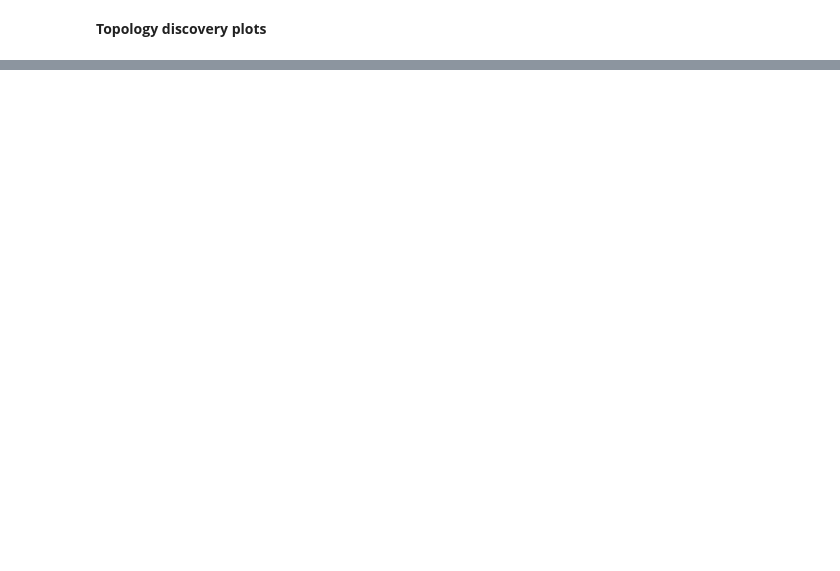
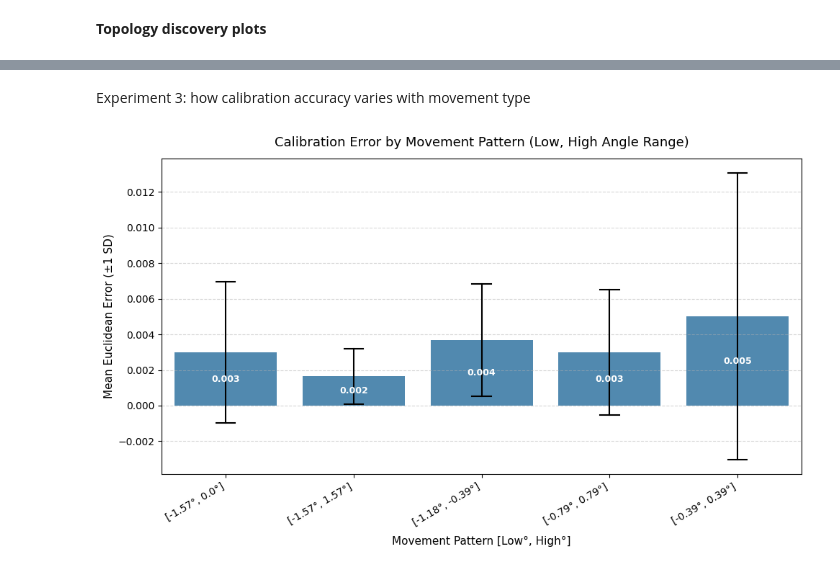
Before and after one commit to NathzxcCode/composable_2d_robot, a Jupyter notebook: mujoco_sim/experiment_scripts/plots.ipynb, the cells around one changed output, grey strips where cells are left out. Cells and saved outputs as stored; diff of their text form; code cells hidden in the pictures; blank space fills up the shorter version.

Commit message:
added calibration experiments 1,2,3 and plotting functions

```diff
--- a/mujoco_sim/experiment_scripts/plots.ipynb
+++ b/mujoco_sim/experiment_scripts/plots.ipynb
@@ -102,0 +384,71 @@ for group_key, group_df in result.groupby(["sigma_pos", "sigma_theta", "sigma_en
+# %% [markdown]
+Experiment 3: how calibration accuracy varies with movement type
+# %%
+import pandas as pd
+import numpy as np
+import matplotlib.pyplot as plt
+import seaborn as sns
+
+# 1. Load dataset
+df = pd.read_csv("results_calibration_3.csv")
+
+# 2. Compute Euclidean Distance Error
+df["euclidean_error"] = np.sqrt(
+    (df["est_cj_x"] - df["cj_x"]) ** 2 +
+    (df["est_cj_y"] - df["cj_y"]) ** 2
+)
+
+# Filter out invalid values
+df = df[np.isfinite(df["euclidean_error"])].copy()
+
+# 3. Combine movement_low and movement_high into a single readable label
+df["movement_pattern"] = (
+    "[" + df["movement_low"].round(2).astype(str) + "°, " + df["movement_high"].round(2).astype(str) + "°]"
+)
+
+# Sort patterns logically by low angle then high angle
+pattern_order = (
+    df[["movement_low", "movement_high", "movement_pattern"]]
+    .drop_duplicates()
+    .sort_values(by=["movement_low", "movement_high"])["movement_pattern"]
+    .tolist()
+)
+
+# 4. Plot Setup
+fig, ax = plt.subplots(figsize=(10, 6))
+
+sns.barplot(
+    data=df,
+    x="movement_pattern",
+    y="euclidean_error",
+    order=pattern_order,
+    ax=ax,
+    color="#1f77b4",
+    alpha=0.85,
+    errorbar="sd",       # Displays ±1 Standard Deviation
+    capsize=0.15,        # Adds horizontal caps to error bars
+    err_kws={'linewidth': 1.5, 'color': 'black'}
+)
+
+# Add data labels (exact mean values) on top of each bar for quick scanning
+mean_vals = df.groupby("movement_pattern", observed=False)["euclidean_error"].mean()
+for i, pattern in enumerate(pattern_order):
+    if pattern in mean_vals:
+        val = mean_vals[pattern]
+        ax.text(
+            i, val * 0.5, f"{val:.3f}",
+            ha='center', va='center', color='white', fontweight='bold', fontsize=9
+        )
+
+# Axis Labels and Styling
+ax.set_title("Calibration Error by Movement Pattern (Low, High Angle Range)", fontsize=13, pad=12)
+ax.set_xlabel("Movement Pattern [Low°, High°]", fontsize=11, labelpad=8)
+ax.set_ylabel("Mean Euclidean Error (±1 SD)", fontsize=11)
+ax.grid(axis="y", linestyle="--", alpha=0.5)
+
+plt.xticks(rotation=30, ha="right")
+plt.tight_layout()
+plt.savefig("calibration_error_by_movement_pattern.png", dpi=150, bbox_inches="tight")
+plt.show()
+# %% [output]
+[figure, added]
```
Also changed, not shown: parts of 10 cells of this notebook, 12 other files.
